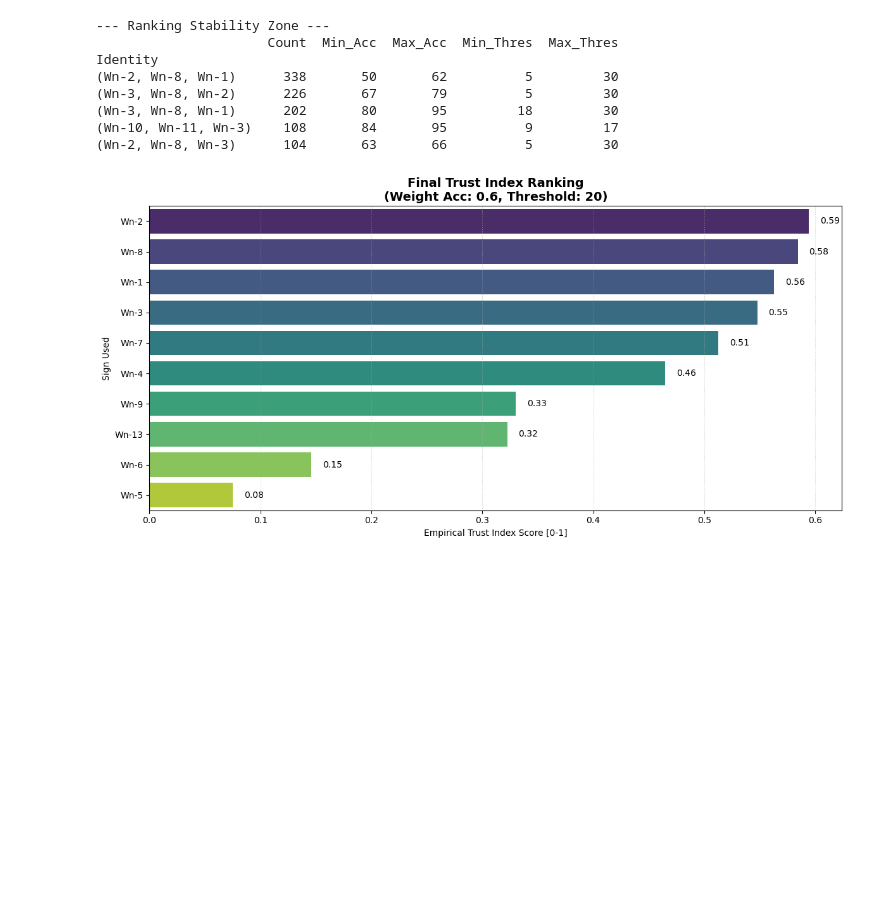
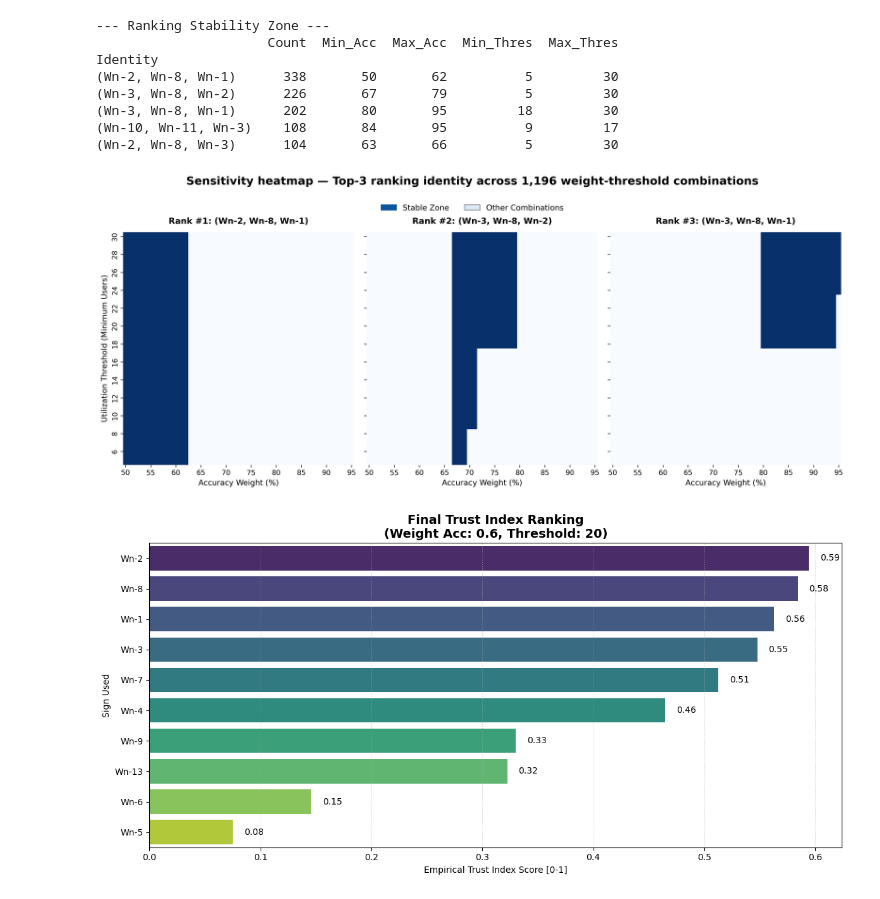
Before and after one commit to itsqal/LIK-disaster-risk-modeling, a Jupyter notebook: Wn_SHAP_Rule_Extraction_Regression_Tree_Tipping_Point.ipynb, the cells around one changed output. Saved outputs shown, nothing was run; the diff lists cells and outputs as text; code cells hidden in the pictures; blank space fills up the shorter version.

```diff
--- a/Wn_SHAP_Rule_Extraction_Regression_Tree_Tipping_Point.ipynb
+++ b/Wn_SHAP_Rule_Extraction_Regression_Tree_Tipping_Point.ipynb
@@ -89,6 +89,62 @@ Identity
 (Wn-3, Wn-8, Wn-1)      202       80       95         18         30
 (Wn-10, Wn-11, Wn-3)    108       84       95          9         17
 (Wn-2, Wn-8, Wn-3)      104       63       66          5         30
+# %%
+import matplotlib.patches as mpatches
+
+def plot_stability_subplots(raw_stability, target_identities):
+    n_plots = len(target_identities)
+
+    fig, axes = plt.subplots(1, n_plots, figsize=(5 * n_plots, 6), dpi=300, sharey=True)
+
+    if n_plots == 1:
+        axes = [axes]
+
+    dark_color = sns.color_palette("Blues")[-1]
+    light_color = sns.color_palette("Blues")[0]
+
+    for i, target_identity in enumerate(target_identities):
+        ax = axes[i]
+        df_heat = raw_stability.copy()
+
+        df_heat['Is_Target'] = df_heat['Identity'].apply(lambda x: 1 if x == target_identity else 0)
+
+        pivot_df = df_heat.pivot(index='Threshold', columns='W_Acc', values='Is_Target')
+        pivot_df = pivot_df.sort_index(ascending=False)
+
+        sns.heatmap(pivot_df, cmap='Blues', vmin=0, vmax=1, cbar=False,
+                    linewidths=0, xticklabels=5, yticklabels=2, ax=ax)
+
+        target_str = ", ".join(target_identity)
+        ax.set_title(f"Rank #{i+1}: ({target_str})", fontsize=12, fontweight='bold', pad=12)
+        ax.set_xlabel("Accuracy Weight (%)", fontsize=11)
+
+        if i == 0:
+            ax.set_ylabel("Utilization Threshold (Minimum Users)", fontsize=11)
+        else:
+            ax.set_ylabel("")
+
+    plt.suptitle("Sensitivity heatmap — Top-3 ranking identity across 1,196 weight-threshold combinations",
+                 fontsize=16, fontweight='bold', y=1.05)
+
+    patch_target = mpatches.Patch(color=dark_color, label='Stable Zone')
+    patch_other = mpatches.Patch(color=light_color, label='Other Combinations', ec='gray')
+
+    fig.legend(handles=[patch_target, patch_other], loc='upper center',
+               bbox_to_anchor=(0.5, 0.98), ncol=2, fontsize=11, frameon=False)
+
+    plt.tight_layout()
+    plt.show()
+
+top_3_identities = [
+    ('Wn-2', 'Wn-8', 'Wn-1'),
+    ('Wn-3', 'Wn-8', 'Wn-2'),
+    ('Wn-3', 'Wn-8', 'Wn-1')
+]
+
+plot_stability_subplots(raw_stability, top_3_identities)
+# %% [output]
+[figure, added]
 # %%
 def plot_final_trust_index(stats, w_acc=0.75, thres=20):
     w_util = 1.0 - w_acc
```
Also changed, not shown: 2 other files.
